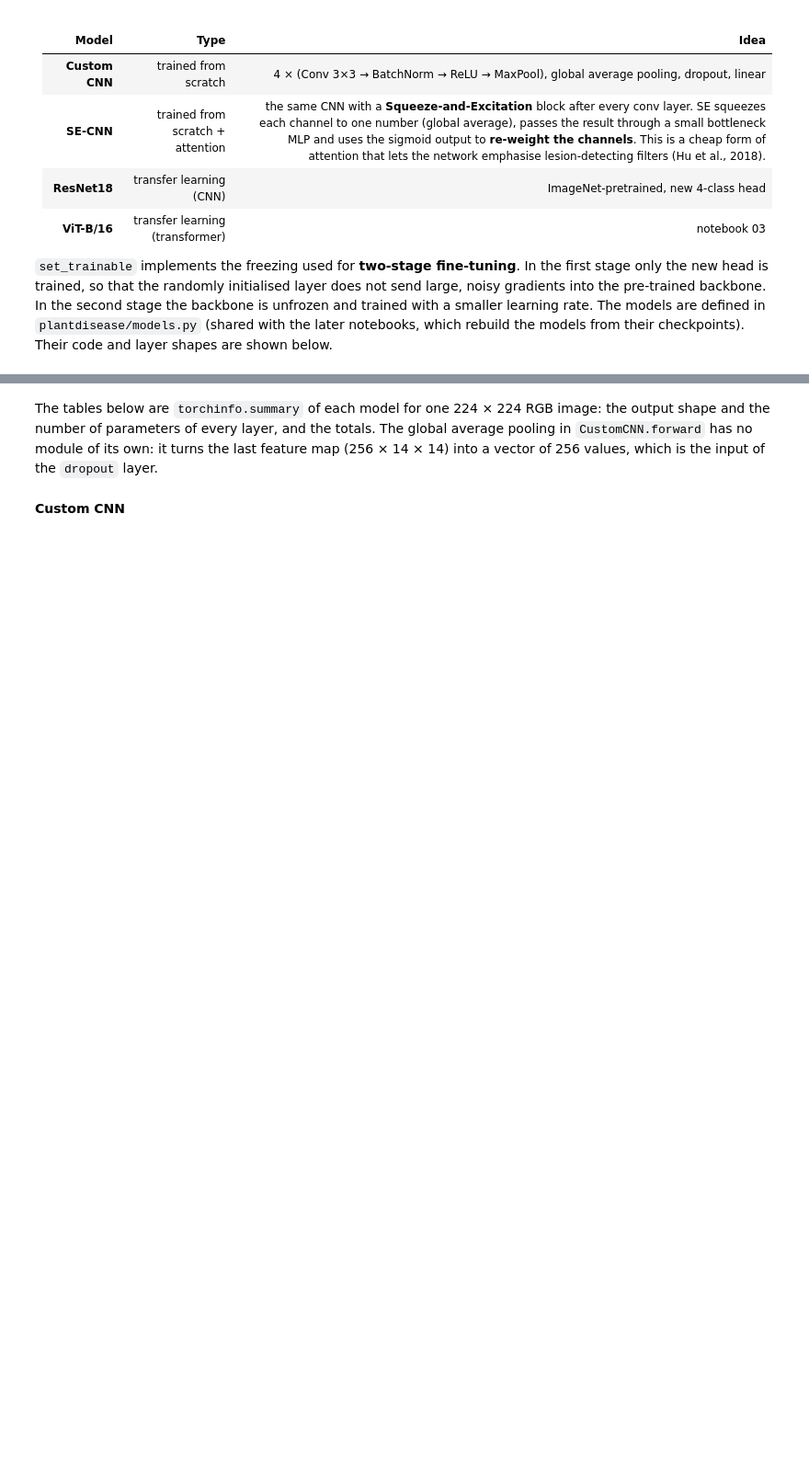
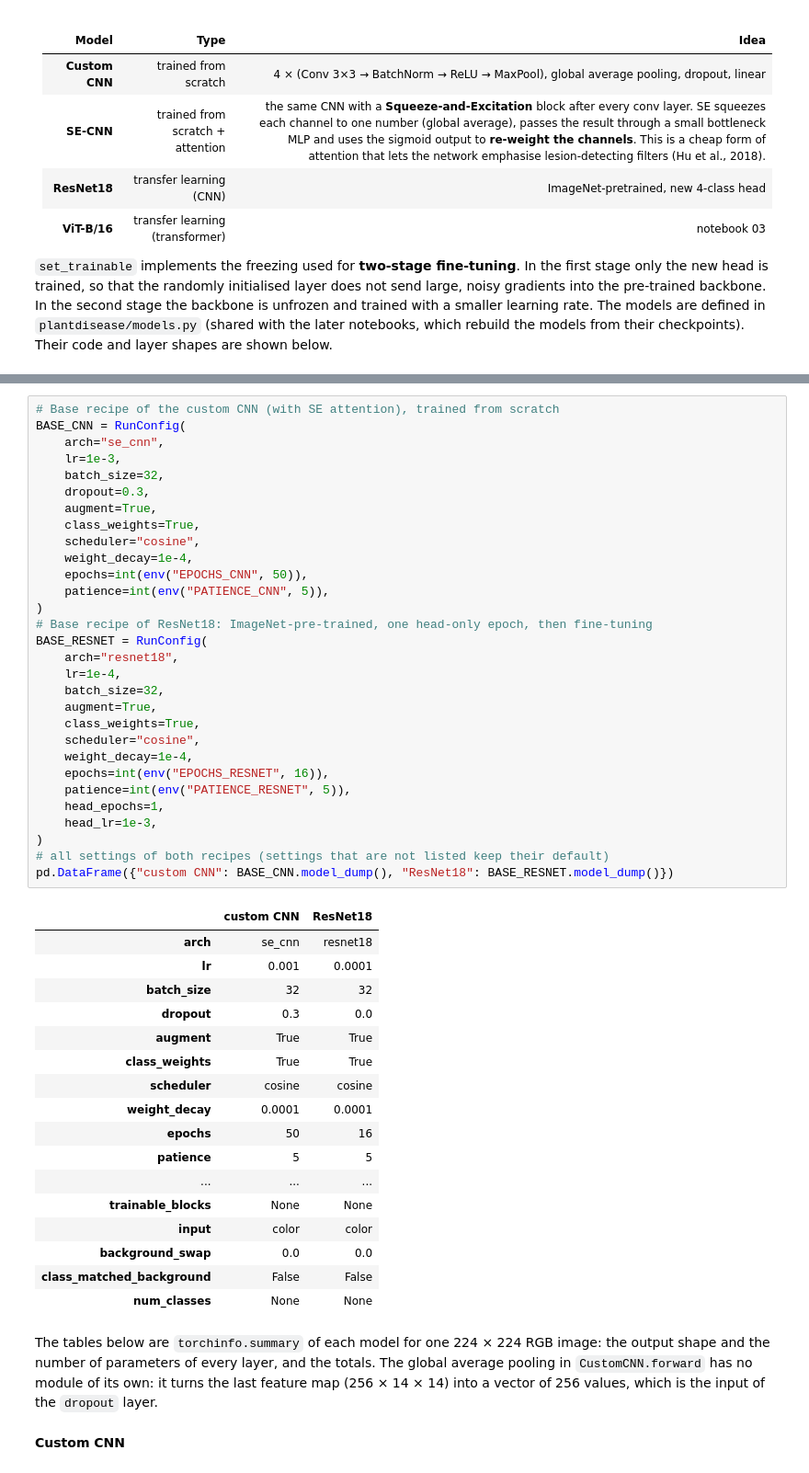
Before and after one commit to zichengs/COMP7015_AI_Group_Project5, a Jupyter notebook: 02_cnn_resnet.ipynb, the cells around one changed output, grey strips where cells are left out. Shown at 92% size. Saved outputs shown, nothing was run; the diff lists cells and outputs as text; blank space fills up the shorter version.

```diff
--- a/02_cnn_resnet.ipynb
+++ b/02_cnn_resnet.ipynb
@@ -41,3 +39,51 @@ data = prepare()  # leaf-group split of notebook 01, rebuilt from the image cach
+# %%
+# Base recipe of the custom CNN (with SE attention), trained from scratch
+BASE_CNN = RunConfig(
+    arch="se_cnn",
+    lr=1e-3,
+    batch_size=32,
+    dropout=0.3,
+    augment=True,
+    class_weights=True,
+    scheduler="cosine",
+    weight_decay=1e-4,
+    epochs=int(env("EPOCHS_CNN", 50)),
+    patience=int(env("PATIENCE_CNN", 5)),
+)
+# Base recipe of ResNet18: ImageNet-pre-trained, one head-only epoch, then fine-tuning
+BASE_RESNET = RunConfig(
+    arch="resnet18",
+    lr=1e-4,
+    batch_size=32,
+    augment=True,
+    class_weights=True,
+    scheduler="cosine",
+    weight_decay=1e-4,
+    epochs=int(env("EPOCHS_RESNET", 16)),
+    patience=int(env("PATIENCE_RESNET", 5)),
+    head_epochs=1,
+    head_lr=1e-3,
+)
+# all settings of both recipes (settings that are not listed keep their default)
+pd.DataFrame({"custom CNN": BASE_CNN.model_dump(), "ResNet18": BASE_RESNET.model_dump()})
+# %% [output]
+|  | custom CNN | ResNet18 |
+| arch | se_cnn | resnet18 |
+| lr | 0.001 | 0.0001 |
+| batch_size | 32 | 32 |
+| dropout | 0.3 | 0.0 |
+| augment | True | True |
+| class_weights | True | True |
+| scheduler | cosine | cosine |
+| weight_decay | 0.0001 | 0.0001 |
+| epochs | 50 | 16 |
+| patience | 5 | 5 |
+| ... | ... | ... |
+| trainable_blocks | None | None |
+| input | color | color |
+| background_swap | 0.0 | 0.0 |
+| class_matched_background | False | False |
+| num_classes | None | None |
 # %% [markdown]
 The tables below are `torchinfo.summary` of each model for one 224 × 224 RGB image: the output shape and the number of parameters of every layer, and the totals. The global average pooling in `CustomCNN.forward` has no module of its own: it turns the last feature map (256 × 14 × 14) into a vector of 256 values, which is the input of the `dropout` layer.
 # %% [markdown]
```
Also changed, not shown: parts of 11 cells of this notebook, 8 other files.
